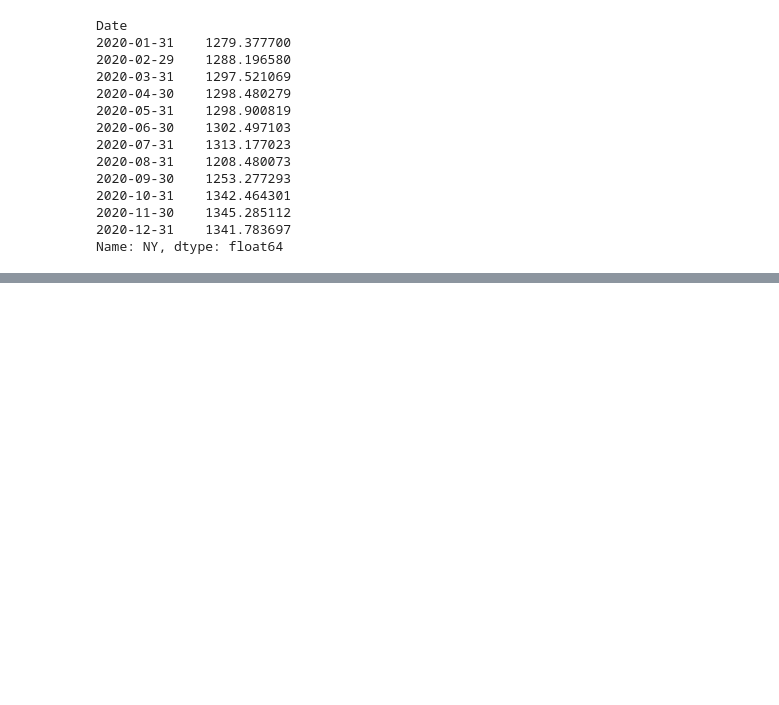
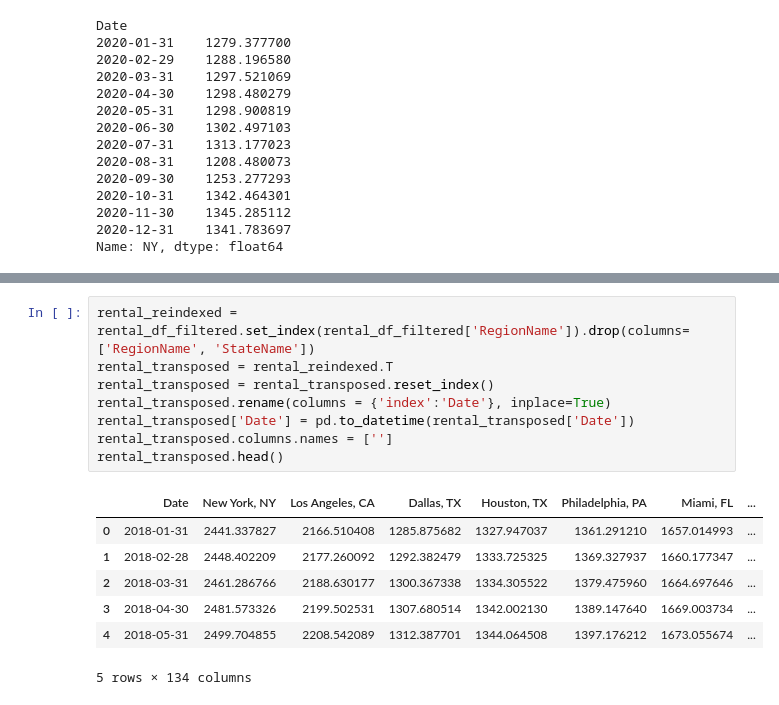
Before and after one commit to JAMayo13240/Data-Analysis-Project-3, a Jupyter notebook: Julius copy.ipynb, the cells around one changed output, grey strips where cells are left out. Cells and saved outputs as stored; diff of their text form; blank space fills up the shorter version.

```diff
--- a/Julius copy.ipynb
+++ b/Julius copy.ipynb
@@ -375,0 +277,16 @@ ZORI_database.to_csv('ZORI_by_State')
+# %%
+rental_reindexed = rental_df_filtered.set_index(rental_df_filtered['RegionName']).drop(columns=['RegionName', 'StateName'])
+rental_transposed = rental_reindexed.T
+rental_transposed = rental_transposed.reset_index()
+rental_transposed.rename(columns = {'index':'Date'}, inplace=True)
+rental_transposed['Date'] = pd.to_datetime(rental_transposed['Date'])
+rental_transposed.columns.names = ['']
+rental_transposed.head()
+# %% [output]
+|  | Date | New York, NY | Los Angeles, CA | Dallas, TX | Houston, TX | Philadelphia, PA | Miami, FL | ... |
+| 0 | 2018-01-31 | 2441.337827 | 2166.510408 | 1285.875682 | 1327.947037 | 1361.291210 | 1657.014993 | ... |
+| 1 | 2018-02-28 | 2448.402209 | 2177.260092 | 1292.382479 | 1333.725325 | 1369.327937 | 1660.177347 | ... |
+| 2 | 2018-03-31 | 2461.286766 | 2188.630177 | 1300.367338 | 1334.305522 | 1379.475960 | 1664.697646 | ... |
+| 3 | 2018-04-30 | 2481.573326 | 2199.502531 | 1307.680514 | 1342.002130 | 1389.147640 | 1669.003734 | ... |
+| 4 | 2018-05-31 | 2499.704855 | 2208.542089 | 1312.387701 | 1344.064508 | 1397.176212 | 1673.055674 | ... |
+5 rows × 134 columns
```
Also changed, not shown: parts of 21 cells of this notebook, 13 other files.
